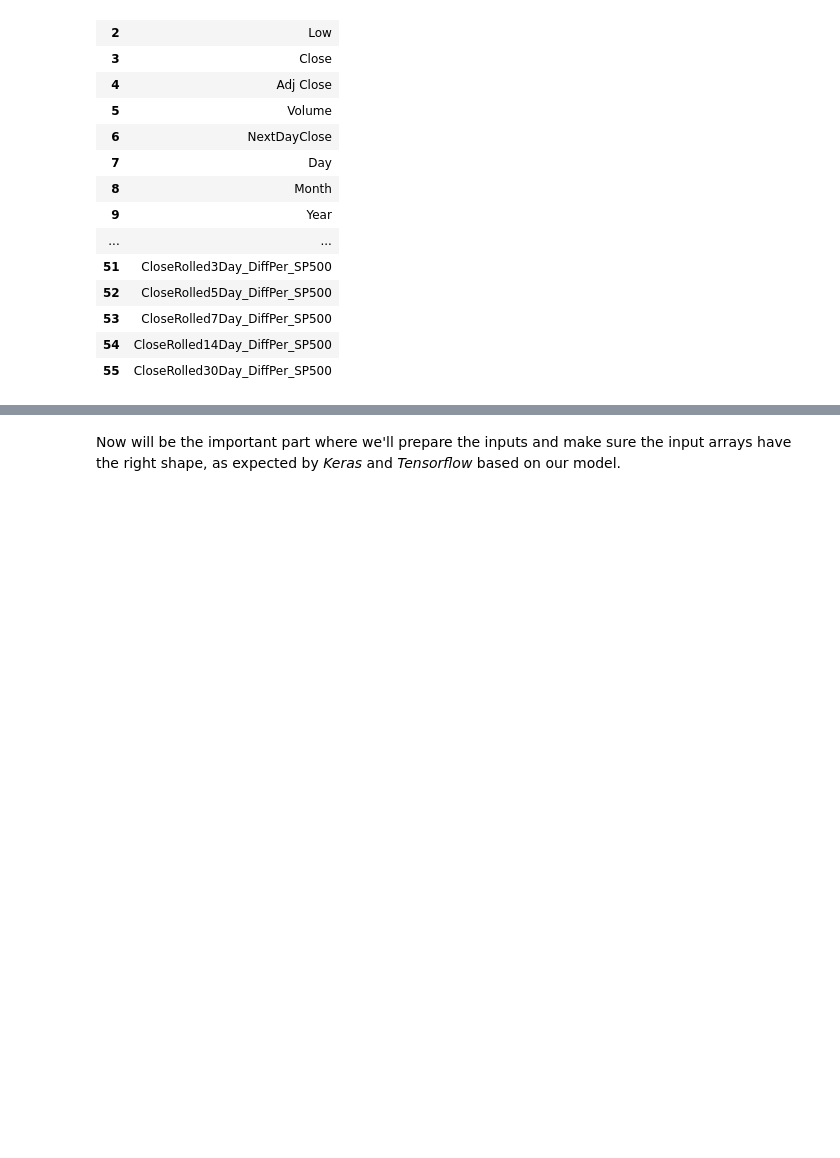
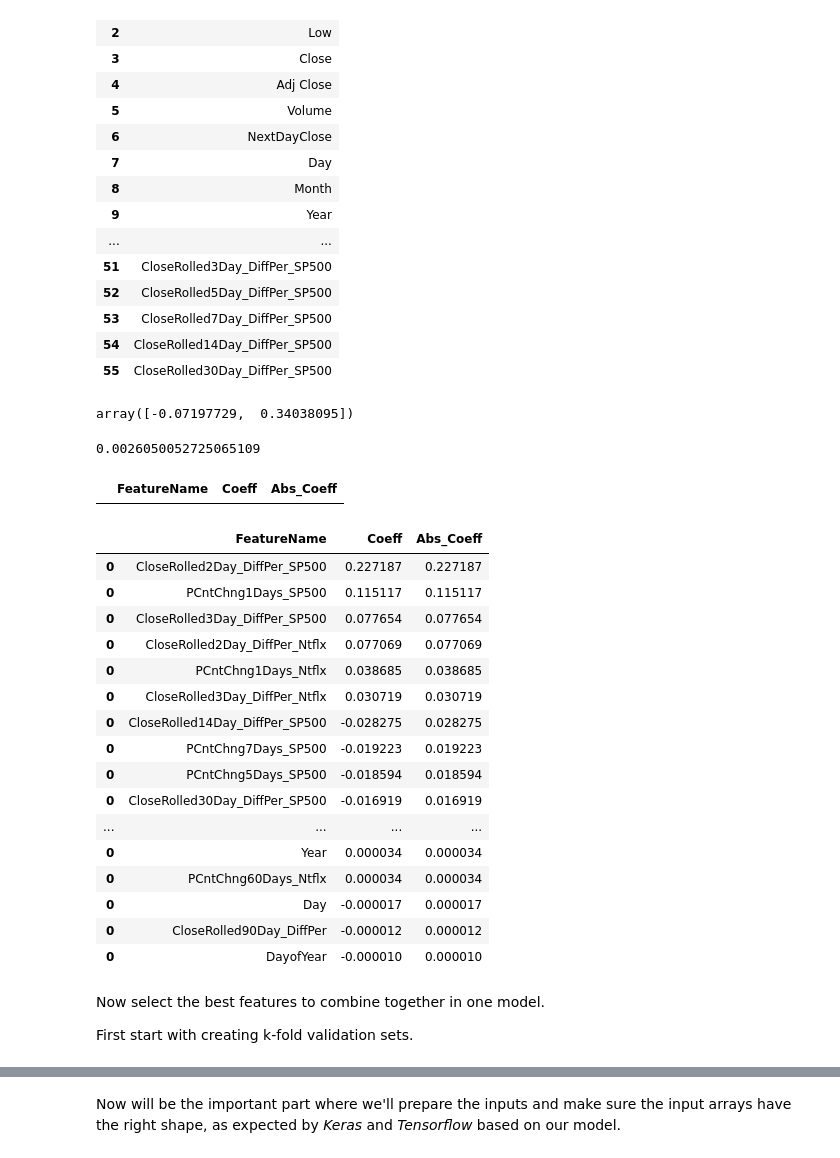
Before and after one commit to shivakumar121/StockPredict, a Jupyter notebook: Ntfl_SP_NN_4.ipynb, the cells around one changed output, grey strips where cells are left out. Cells and saved outputs as stored; diff of their text form; code cells hidden in the pictures; blank space fills up the shorter version.

Commit message:
added feature selection using glm

```diff
--- a/Ntfl_SP_NN_4.ipynb
+++ b/Ntfl_SP_NN_4.ipynb
@@ -381,3 +402,51 @@ pd.DataFrame(MyTrain.columns,range(len(MyTrain.columns)))
 | 53 | CloseRolled7Day_DiffPer_SP500 |
 | 54 | CloseRolled14Day_DiffPer_SP500 |
 | 55 | CloseRolled30Day_DiffPer_SP500 |
+# %%
+p3 = ggplot(aes(y='NextDayPrcntChange',x='CloseRolled14Day_DiffPer_SP500'), data=MyTrain)
+p3 = p3 + geom_point()
+#display(p3)
+from sklearn import linear_model
+from sklearn.metrics import r2_score, mean_squared_error
+reg = linear_model.LinearRegression(fit_intercept=True)
+reg.fit(X = MyTrain[['CloseRolled14Day_DiffPer_SP500', 'CloseRolled2Day_DiffPer_SP500']], y = MyTrain['NextDayPrcntChange'])
+display(reg.coef_)
+y_true = MyTrain['NextDayPrcntChange']
+y_pred = reg.predict(MyTrain[['CloseRolled14Day_DiffPer_SP500', 'CloseRolled2Day_DiffPer_SP500']])
+display(r2_score(y_true, y_pred))
+############################
+FeatureToTest = np.array([7,8,9,10,11])
+FeatureToTest = np.append(arr=FeatureToTest, values=np.arange(15,56))
+FitOutput = pd.DataFrame(columns=['FeatureName', 'Coeff', 'Abs_Coeff'])
+display(FitOutput)
+for i in FeatureToTest:
+    reg = linear_model.LinearRegression(fit_intercept=True)
+    reg.fit(X = np.reshape(np.array(MyTrain.iloc[:,i]),(-1,1)), y = MyTrain['NextDayPrcntChange'])
+    FitOutput = FitOutput.append(pd.DataFrame({'FeatureName': MyTrain.columns[i], 'Coeff': reg.coef_, 'Abs_Coeff': abs(reg.coef_)}))
+FitOutput = FitOutput.sort_values('Abs_Coeff', ascending=False)
+display(FitOutput)
+# %% [output]
+array([-0.07197729,  0.34038095])
+0.0026050052725065109
+|  | FeatureName | Coeff | Abs_Coeff |
+|  | FeatureName | Coeff | Abs_Coeff |
+| 0 | CloseRolled2Day_DiffPer_SP500 | 0.227187 | 0.227187 |
+| 0 | PCntChng1Days_SP500 | 0.115117 | 0.115117 |
+| 0 | CloseRolled3Day_DiffPer_SP500 | 0.077654 | 0.077654 |
+| 0 | CloseRolled2Day_DiffPer_Ntflx | 0.077069 | 0.077069 |
+| 0 | PCntChng1Days_Ntflx | 0.038685 | 0.038685 |
+| 0 | CloseRolled3Day_DiffPer_Ntflx | 0.030719 | 0.030719 |
+| 0 | CloseRolled14Day_DiffPer_SP500 | -0.028275 | 0.028275 |
+| 0 | PCntChng7Days_SP500 | -0.019223 | 0.019223 |
+| 0 | PCntChng5Days_SP500 | -0.018594 | 0.018594 |
+| 0 | CloseRolled30Day_DiffPer_SP500 | -0.016919 | 0.016919 |
+| ... | ... | ... | ... |
+| 0 | Year | 0.000034 | 0.000034 |
+| 0 | PCntChng60Days_Ntflx | 0.000034 | 0.000034 |
+| 0 | Day | -0.000017 | 0.000017 |
+| 0 | CloseRolled90Day_DiffPer | -0.000012 | 0.000012 |
+| 0 | DayofYear | -0.000010 | 0.000010 |
+# %% [markdown]
+Now select the best features to combine together in one model.
+
+First start with creating k-fold validation sets.
```
Also changed, not shown: parts of 6 cells of this notebook.
